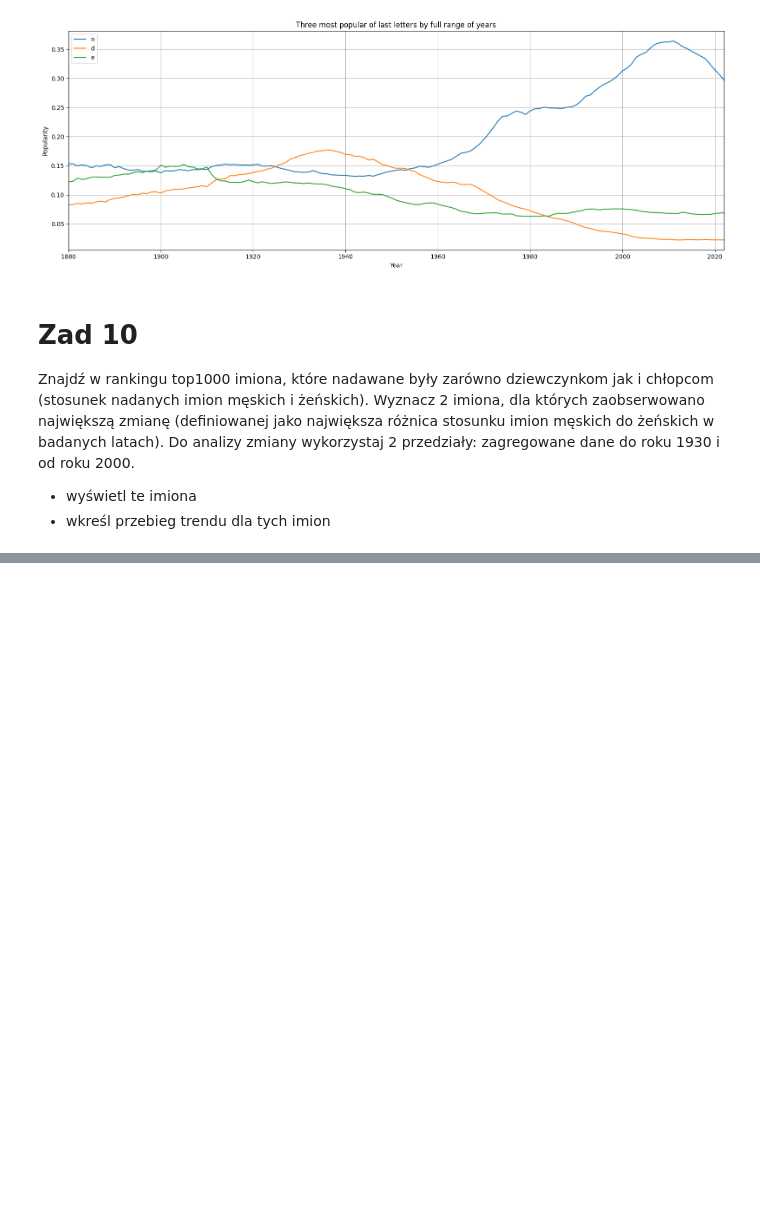
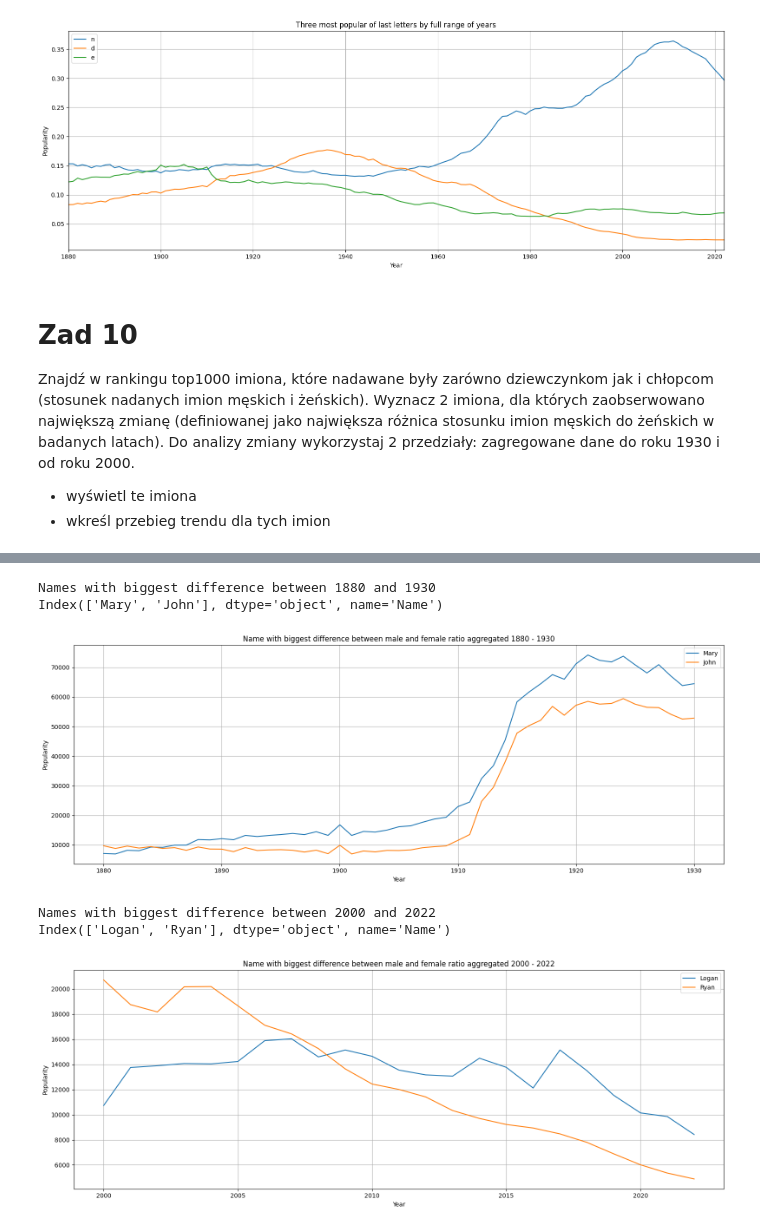
Before and after one commit to pawel-gawron/EAD-Eksploracyjna-analiza-danych, a Jupyter notebook: Lab 05 - Projekt pandas Matplotlib/Lab_05.ipynb, the cells around one changed output, grey strips where cells are left out. Saved outputs shown, nothing was run; the diff lists cells and outputs as text; code cells hidden in the pictures; blank space fills up the shorter version.

```diff
--- a/Lab 05 - Projekt pandas Matplotlib/Lab_05.ipynb
+++ b/Lab 05 - Projekt pandas Matplotlib/Lab_05.ipynb
@@ -438,0 +415,32 @@ Year Name
+# %%
+name_counts_male
+name_counts_female
+top_names_group_filtered
+
+before_1930 = top_names_group_filtered[top_names_group_filtered['Year'] <= 1930]
+since_2000 = top_names_group_filtered[top_names_group_filtered['Year'] >= 2000]
+
+before_1930_female_names = before_1930[before_1930['Sex'] == 'F']
+before_1930_male_names = before_1930[before_1930['Sex'] == 'M']
+since_2000_female_names = since_2000[since_2000['Sex'] == 'F']
+since_2000_male_names = since_2000[since_2000['Sex'] == 'M']
+
+before_1930_female_names = before_1930_female_names.pivot_table(index=['Year', 'Name'], values='Quanity')
+before_1930_male_names = before_1930_male_names.pivot_table(index=['Year', 'Name'], values='Quanity')
+since_2000_female_names = since_2000_female_names.pivot_table(index=['Year', 'Name'], values='Quanity')
+since_2000_male_names = since_2000_male_names.pivot_table(index=['Year', 'Name'], values='Quanity')
+
+years_1930 = list(before_1930_female_names.index.get_level_values('Year').unique().values)
+years_2000 = list(since_2000_female_names.index.get_level_values('Year').unique().values)
+
+# yearly_data = pd.DataFrame(columns=['Year', 'Name'])
+
+aggregated_trend(years_1930, before_1930, before_1930_female_names, before_1930_male_names)
+aggregated_trend(years_2000, since_2000, since_2000_female_names, since_2000_male_names)
+# %% [output]
+Names with biggest difference between 1880 and 1930
+Index(['Mary', 'John'], dtype='object', name='Name')
+[figure, added]
+Names with biggest difference between 2000 and 2022
+Index(['Logan', 'Ryan'], dtype='object', name='Name')
+[figure, added]
```
Also changed, not shown: parts of 1 cell of this notebook.
